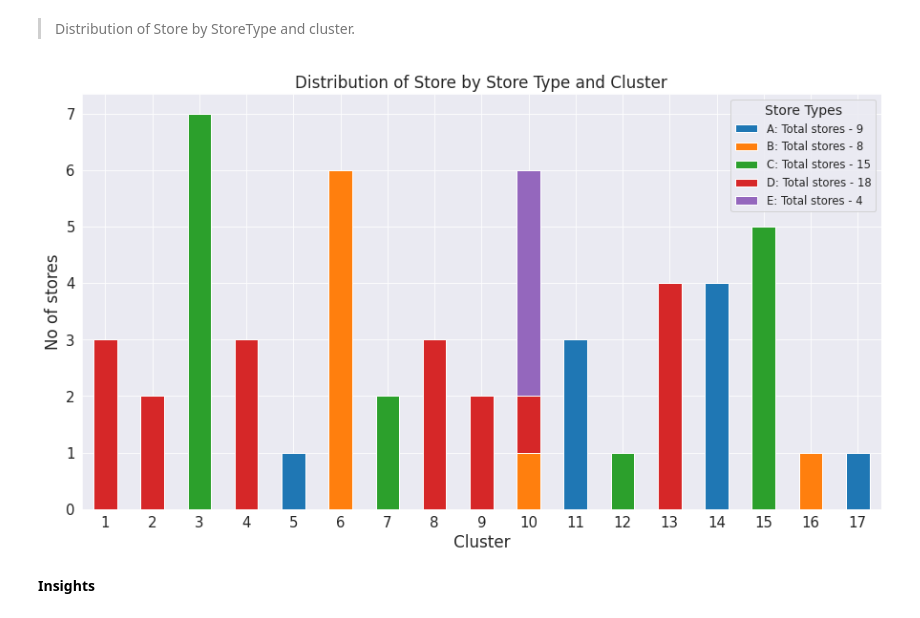
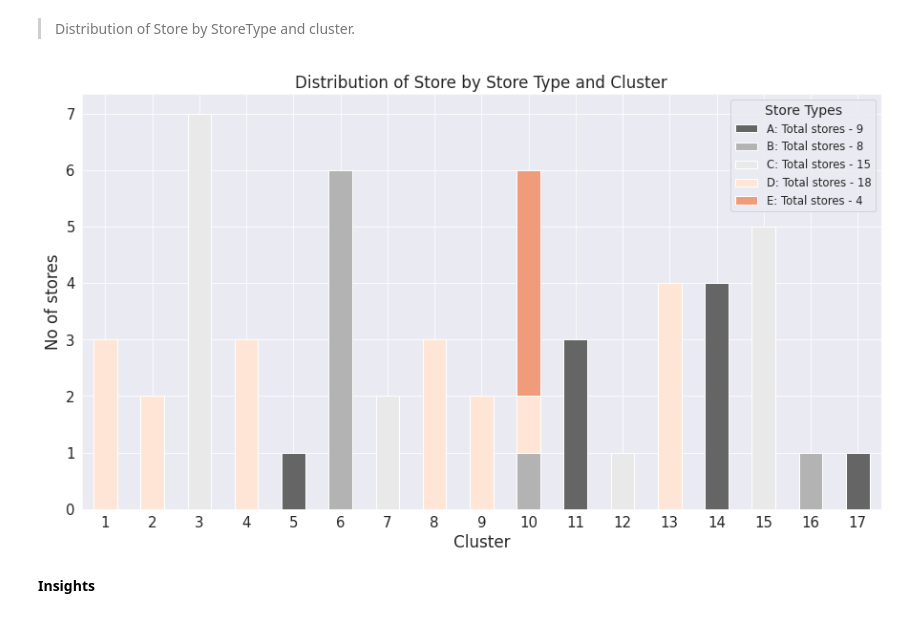
Before and after one commit to vasanthsai26/Corp-favorita-store-sales-Time-Series-Forecasting, a Jupyter notebook: corporacion_favorita_store_sales.ipynb, the cells around one changed output. Drawn from its saved outputs; the diff is of its cells as text; code cells hidden in the pictures.

```diff
--- a/corporacion_favorita_store_sales.ipynb
+++ b/corporacion_favorita_store_sales.ipynb
@@ -572,27 +579,29 @@ plt.show();
 - Only 5 States have more than 2 stores. out of 16 states 7 of them have only 1 store in the entire state.
 # %% [markdown]
 > Distribution of Store by StoreType and cluster.
+# %%
+sns.set_style("darkgrid")
 # %%
 store_type_group = stores_df.groupby(by=["cluster","store_type"]).agg({"store_nbr":"count"})
 store_type_group.reset_index(inplace=True)
 store_type_group.rename(columns={"store_nbr" : "No_of_stores"},inplace=True)
 pivot_store = pd.pivot_table(store_type_group,index=["cluster"],values=["No_of_stores"],columns=["store_type"],aggfunc=np.sum).fillna(0).astype(np.int32)
 
 fig, ax = plt.subplots(figsize=(15,8))
-pivot_store.plot(kind="bar",stacked=True,ax=ax)
+pivot_store.plot(kind="bar",stacked=True,ax=ax,color= sns.color_palette("RdGy_r"))
 ax.set_xlabel("Cluster",fontsize="large")
 ax.set_ylabel("No of stores",fontsize="large")
 ax.tick_params(labelsize=15,labelrotation=0)
 ax.set_title("Distribution of Store by Store Type and Cluster")
 store_type= stores_df.groupby(by=["store_type"]).agg({"store_nbr":"count"})
 custom_legend = []
 for i in list(store_type.index):
     string = i + ": Total stores - " + str(store_type.loc[i].values[0])
     custom_legend.append(string)
 ax.legend(custom_legend, fontsize="small", title = "Store Types")
 fig.show();
 # %% [output]
-[figure, old version]
+[figure, new version]
 # %% [markdown]
 **Insights**
 # %% [markdown]
```
Also changed, not shown: parts of 22 cells of this notebook.
